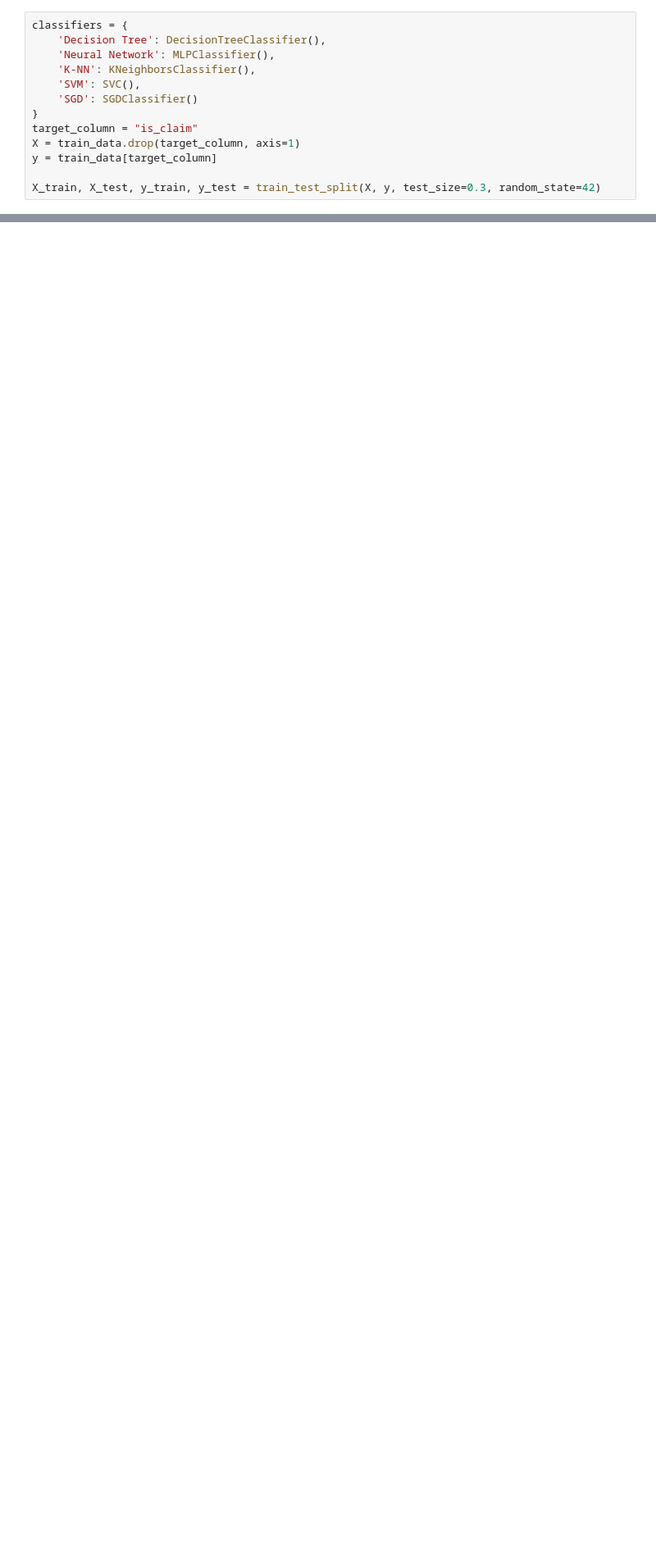
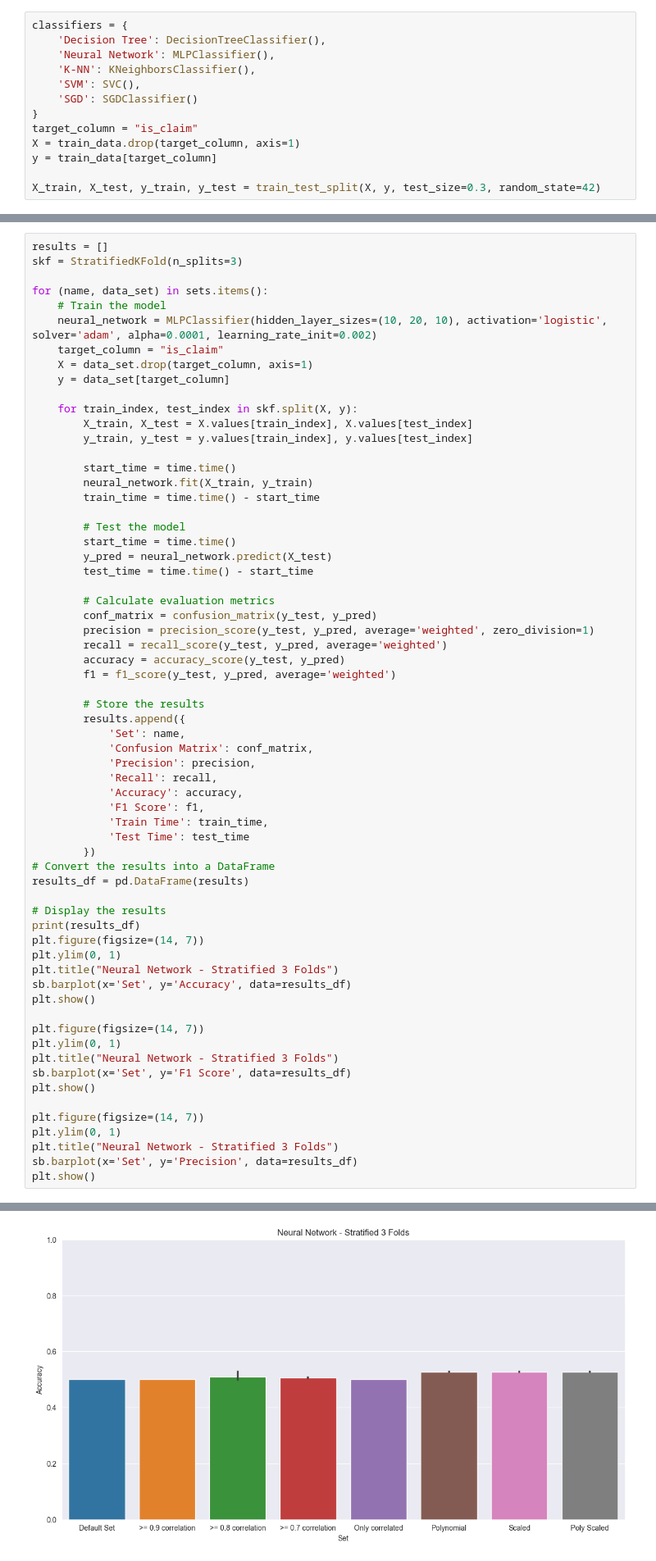
Before and after one commit to afs202005277/HeartDiseasePrediction, a Jupyter notebook: project.ipynb, the cells around one changed output, grey strips where cells are left out. Shown at 82% size. Cells and saved outputs as stored; diff of their text form; blank space fills up the shorter version.

```diff
--- a/project.ipynb
+++ b/project.ipynb
@@ -336,0 +497,65 @@ plt.show()
+# %%
+results = []
+skf = StratifiedKFold(n_splits=3)
+
+for (name, data_set) in sets.items():
+    # Train the model
+    neural_network = MLPClassifier(hidden_layer_sizes=(10, 20, 10), activation='logistic', solver='adam', alpha=0.0001, learning_rate_init=0.002)
+    target_column = "is_claim"
+    X = data_set.drop(target_column, axis=1)
+    y = data_set[target_column]
+
+    for train_index, test_index in skf.split(X, y):
+        X_train, X_test = X.values[train_index], X.values[test_index]
+        y_train, y_test = y.values[train_index], y.values[test_index]
+
+        start_time = time.time()
+        neural_network.fit(X_train, y_train)
+        train_time = time.time() - start_time
+
+        # Test the model
+        start_time = time.time()
+        y_pred = neural_network.predict(X_test)
+        test_time = time.time() - start_time
+
+        # Calculate evaluation metrics
+        conf_matrix = confusion_matrix(y_test, y_pred)
+        precision = precision_score(y_test, y_pred, average='weighted', zero_division=1)
+        recall = recall_score(y_test, y_pred, average='weighted')
+        accuracy = accuracy_score(y_test, y_pred)
+        f1 = f1_score(y_test, y_pred, average='weighted')
+
+        # Store the results
+        results.append({
+            'Set': name,
+            'Confusion Matrix': conf_matrix,
+            'Precision': precision,
+            'Recall': recall,
+            'Accuracy': accuracy,
+            'F1 Score': f1,
+            'Train Time': train_time,
+            'Test Time': test_time
+        })
+# Convert the results into a DataFrame
+results_df = pd.DataFrame(results)
+
+# Display the results
+print(results_df)
+plt.figure(figsize=(14, 7))
+plt.ylim(0, 1)
+plt.title("Neural Network - Stratified 3 Folds")
+sb.barplot(x='Set', y='Accuracy', data=results_df)
+plt.show()
+
+plt.figure(figsize=(14, 7))
+plt.ylim(0, 1)
+plt.title("Neural Network - Stratified 3 Folds")
+sb.barplot(x='Set', y='F1 Score', data=results_df)
+plt.show()
+
+plt.figure(figsize=(14, 7))
+plt.ylim(0, 1)
+plt.title("Neural Network - Stratified 3 Folds")
+sb.barplot(x='Set', y='Precision', data=results_df)
+plt.show()
+# %% [output]
@@ -336,0 +579 @@ plt.show()
+[figure, added]
```
Also changed, not shown: parts of 9 cells of this notebook.
